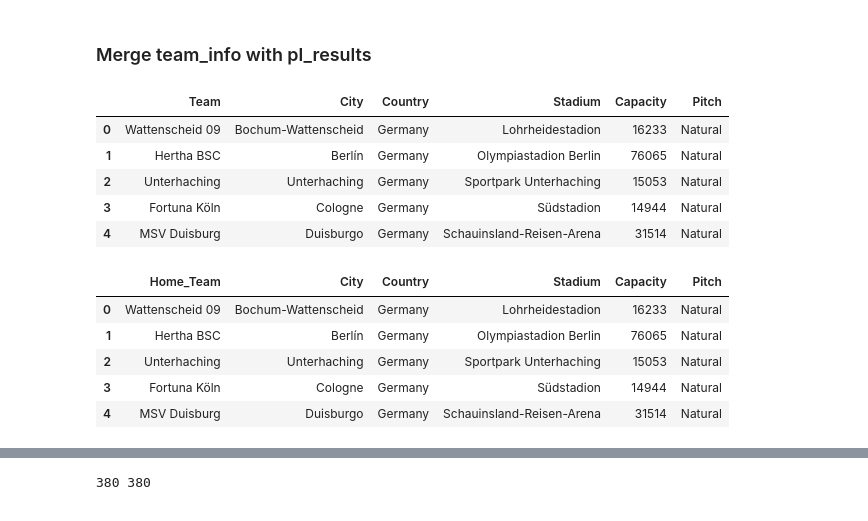
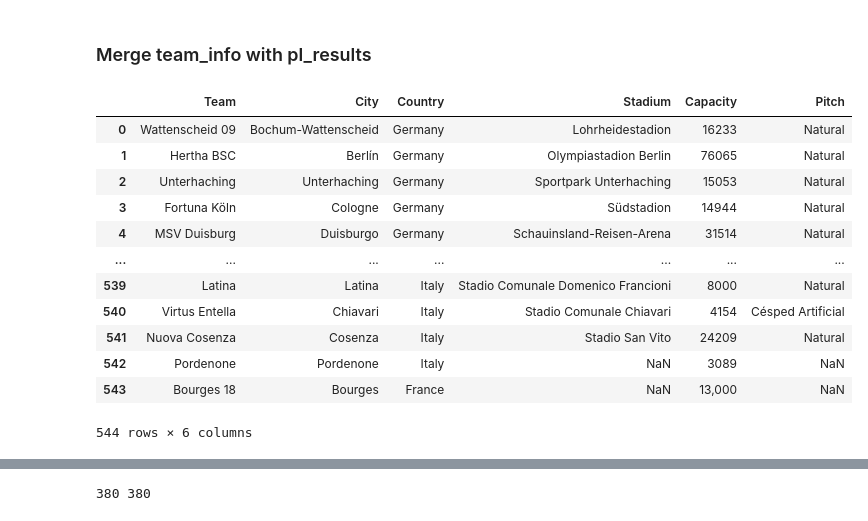
Before and after one commit to armanh3k/Football-Outcome-Predictions, a Jupyter notebook: feature_engineering.ipynb, the cells around one changed output, grey strips where cells are left out. Cells and saved outputs as stored; diff of their text form; code cells hidden in the pictures.

```diff
--- a/feature_engineering.ipynb
+++ b/feature_engineering.ipynb
@@ -78,22 +98,18 @@ print(len(pl_results_old), len(pl_results))
 # %%
 team_info = pd.read_csv("datasets/Team_Info.csv")
 
-team_info.head()
+team_info
 # %% [output]
 |  | Team | City | Country | Stadium | Capacity | Pitch |
 | 0 | Wattenscheid 09 | Bochum-Wattenscheid | Germany | Lohrheidestadion | 16233 | Natural |
 | 1 | Hertha BSC | Berlín | Germany | Olympiastadion Berlin | 76065 | Natural |
 | 2 | Unterhaching | Unterhaching | Germany | Sportpark Unterhaching | 15053 | Natural |
 | 3 | Fortuna Köln | Cologne | Germany | Südstadion | 14944 | Natural |
 | 4 | MSV Duisburg | Duisburgo | Germany | Schauinsland-Reisen-Arena | 31514 | Natural |
+| ... | ... | ... | ... | ... | ... | ... |
+| 539 | Latina | Latina | Italy | Stadio Comunale Domenico Francioni | 8000 | Natural |
+| 540 | Virtus Entella | Chiavari | Italy | Stadio Comunale Chiavari | 4154 | Césped Artificial |
+| 541 | Nuova Cosenza | Cosenza | Italy | Stadio San Vito | 24209 | Natural |
+| 542 | Pordenone | Pordenone | Italy | NaN | 3089 | NaN |
+| 543 | Bourges 18 | Bourges | France | NaN | 13,000 | NaN |
+544 rows × 6 columns
-# %%
-# Rename column to be same on both tables
-team_info = team_info.rename(columns={"Team": "Home_Team"})
-team_info.head()
-# %% [output]
-|  | Home_Team | City | Country | Stadium | Capacity | Pitch |
-| 0 | Wattenscheid 09 | Bochum-Wattenscheid | Germany | Lohrheidestadion | 16233 | Natural |
-| 1 | Hertha BSC | Berlín | Germany | Olympiastadion Berlin | 76065 | Natural |
-| 2 | Unterhaching | Unterhaching | Germany | Sportpark Unterhaching | 15053 | Natural |
-| 3 | Fortuna Köln | Cologne | Germany | Südstadion | 14944 | Natural |
-| 4 | MSV Duisburg | Duisburgo | Germany | Schauinsland-Reisen-Arena | 31514 | Natural |
```
Also changed, not shown: parts of 15 cells of this notebook.
